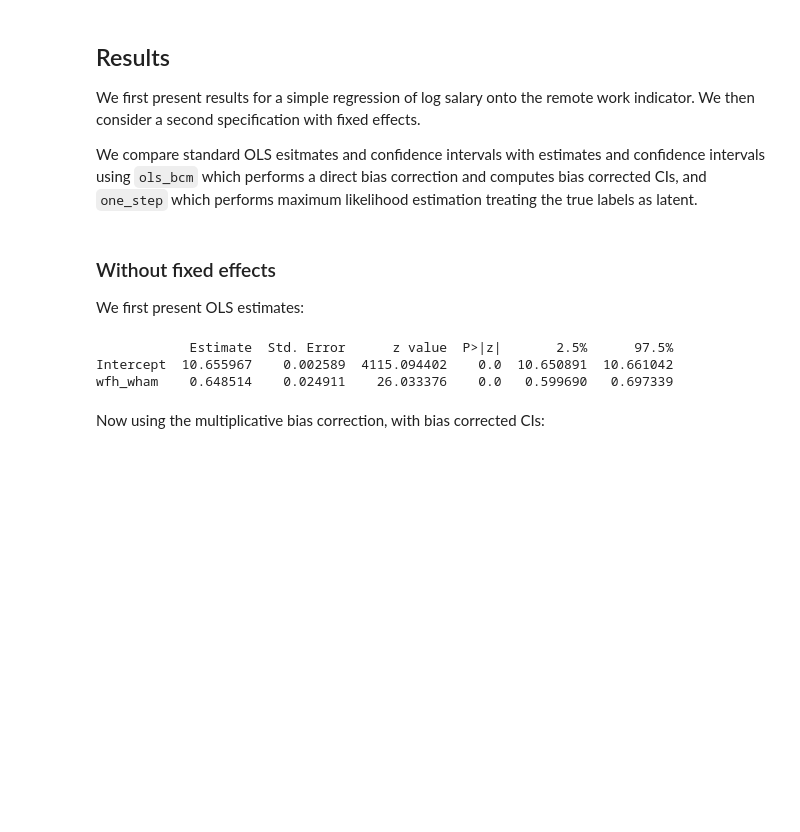
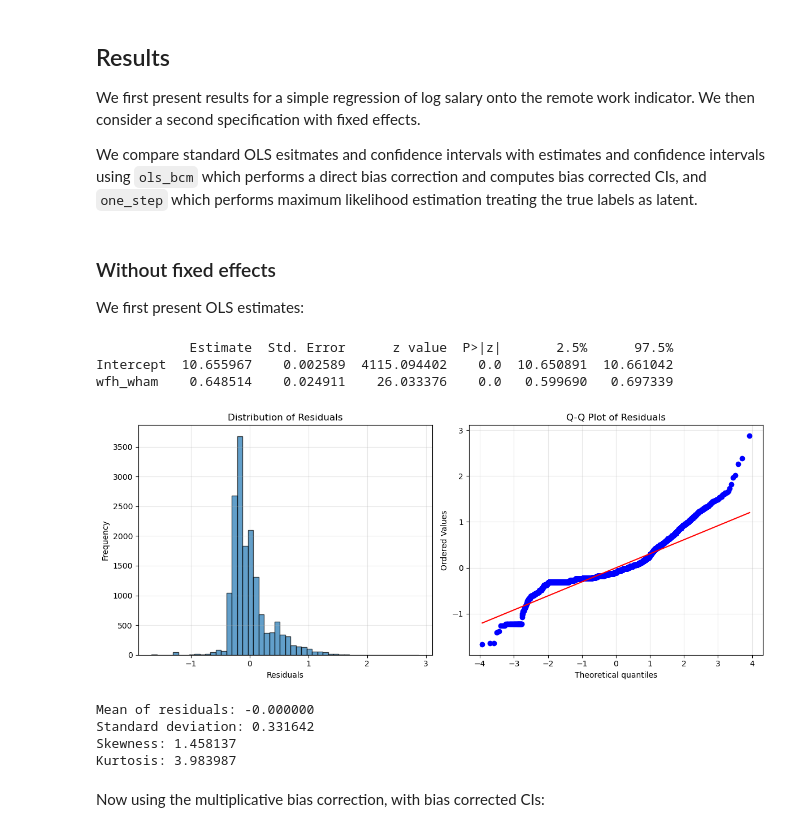
Before and after one commit to KonradKurczynski/ValidMLInference, a Jupyter notebook: remote_work.ipynb, the cells around one changed output. Saved outputs shown, nothing was run; the diff lists cells and outputs as text; code cells hidden in the pictures; blank space fills up the shorter version.

```diff
--- a/remote_work.ipynb
+++ b/remote_work.ipynb
@@ -56,6 +56,51 @@ print(res.summary())
             Estimate  Std. Error      z value  P>|z|       2.5%      97.5%
 Intercept  10.655967    0.002589  4115.094402    0.0  10.650891  10.661042
 wfh_wham    0.648514    0.024911    26.033376    0.0   0.599690   0.697339
+# %%
+import matplotlib.pyplot as plt
+import numpy as np
+
+# Get the fitted values and calculate residuals manually
+
+y = SD_data['salary'].values
+X = np.column_stack([np.ones(len(SD_data)), SD_data['wfh_wham'].values])
+
+# Get the fitted values using the coefficients from our result
+fitted_values = X @ res.coef
+
+# Calculate residuals
+residuals = y - fitted_values
+
+# Now plot the distribution of residuals
+fig, (ax1, ax2) = plt.subplots(1, 2, figsize=(12, 5))
+
+# Histogram of residuals
+ax1.hist(residuals, bins=50, alpha=0.7, edgecolor='black')
+ax1.set_xlabel('Residuals')
+ax1.set_ylabel('Frequency')
+ax1.set_title('Distribution of Residuals')
+ax1.grid(True, alpha=0.3)
+
+# Q-Q plot to check normality
+from scipy import stats
+stats.probplot(residuals, dist="norm", plot=ax2)
+ax2.set_title('Q-Q Plot of Residuals')
+ax2.grid(True, alpha=0.3)
+
+plt.tight_layout()
+plt.show()
+
+# Print some summary statistics
+print(f"Mean of residuals: {residuals.mean():.6f}")
+print(f"Standard deviation: {residuals.std():.6f}")
+print(f"Skewness: {stats.skew(residuals):.6f}")
+print(f"Kurtosis: {stats.kurtosis(residuals):.6f}")
+# %% [output]
+[figure, added]
+Mean of residuals: -0.000000
+Standard deviation: 0.331642
+Skewness: 1.458137
+Kurtosis: 3.983987
 # %% [markdown]
 Now using the multiplicative bias correction, with bias corrected CIs:
 # %%
```
Also changed, not shown: parts of 6 cells of this notebook.
